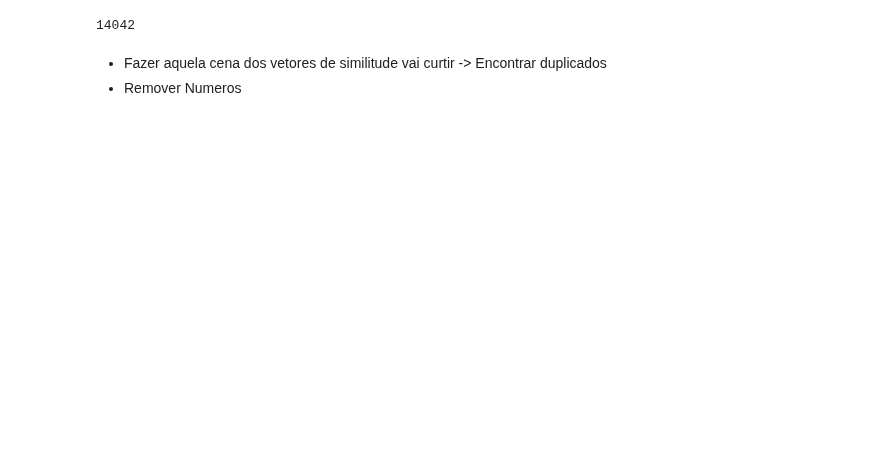
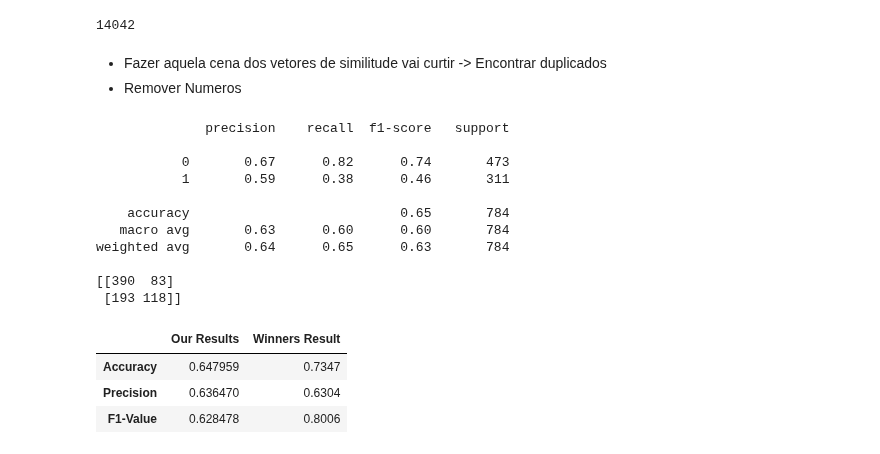
Before and after one commit to arubenruben/IART-Irony-Detection-In-English-Tweets, a Jupyter notebook: src/Irony Detection in English Tweets.ipynb, the cells around one changed output. Saved outputs shown, nothing was run; the diff lists cells and outputs as text; code cells hidden in the pictures; blank space fills up the shorter version.

```diff
--- a/src/Irony Detection in English Tweets.ipynb
+++ b/src/Irony Detection in English Tweets.ipynb
@@ -278,14 +274,8 @@ train_data.dropna(subset=['tweet'],inplace=True)
 
 In twitter is mandatory to mention the person that we reply with their personal nickname. In this Social Network this mentions are done using "@" followed by a single word that identifies the nickname
 # %%
-train_data['tweet']=train_data['tweet'].str.replace('@\S+', '<person>', case=False)
+train_data['tweet']=train_data['tweet'].str.replace('@\S+', '', case=False)
 # %% [markdown]
 #### Remove Numbers from the tweets
 
 Numbers don't introduce power to a language of ironic tweets.
-# %%
-train_data['tweet']=train_data['tweet'].str.replace('d+', '', case=False)
-
-#Deletes any kind of empty tweet that was left after removing numbers
-train_data.replace('', numpy.nan, inplace=True)
-train_data.dropna(subset=['tweet'],inplace=True)
@@ -292,3 +286,5 @@ train_data.dropna(subset=['tweet'],inplace=True)
+# %%
+train_data['tweet']=train_data['tweet'].str.replace('#[\w]+', '', case=False)
 # %% [markdown]
 ### Contradictions
 # %%
@@ -332,7 +327,7 @@ for i in range(len(lemmatization_result)):
     tweet = ' '.join([ps.stem(w) for w in tweet if not w in set(stopwords.words('english'))])
     corpus.append(tweet)
 
-vectorizer = TfidfVectorizer(max_features = 500)
+vectorizer = TfidfVectorizer(max_features = 800)
 
 X_train=vectorizer.fit_transform(corpus).toarray()
 y_train=train_data['label'].copy()
@@ -351,3 +346,43 @@ print(len(vectorizer.vocabulary_))
 # %% [markdown]
 * Fazer aquela cena dos vetores de similitude vai curtir -> Encontrar duplicados
 * Remover Numeros
+# %%
+classifier=GaussianNB()
+
+classifier.fit(X_train,y_train)
+
+X_test=vectorizer.transform(test_data['tweet']).toarray()
+y_test=test_data['label']
+
+y_predicted=classifier.predict(X_test)
+
+print(classification_report(y_test,y_predicted))
+print(confusion_matrix(y_test, y_predicted))
+
+accuracy_value=accuracy_score(y_test,y_predicted)
+precision_value=precision_score(y_test,y_predicted,average='weighted')
+f1_value=f1_score(y_test,y_predicted,average='weighted')
+
+actual_conclusion=pandas.DataFrame(
+    {
+    'Our Results':[accuracy_value,precision_value,f1_value],
+    'Winners Result':[0.7347,0.6304,0.8006]
+    } , index=['Accuracy','Precision','F1-Value'])
+
+actual_conclusion.head()
+# %% [output]
+              precision    recall  f1-score   support
+
+           0       0.67      0.82      0.74       473
+           1       0.59      0.38      0.46       311
+
+    accuracy                           0.65       784
+   macro avg       0.63      0.60      0.60       784
+weighted avg       0.64      0.65      0.63       784
+
+[[390  83]
+ [193 118]]
+|  | Our Results | Winners Result |
+| Accuracy | 0.647959 | 0.7347 |
+| Precision | 0.636470 | 0.6304 |
+| F1-Value | 0.628478 | 0.8006 |
```
Also changed, not shown: parts of 18 cells of this notebook.
